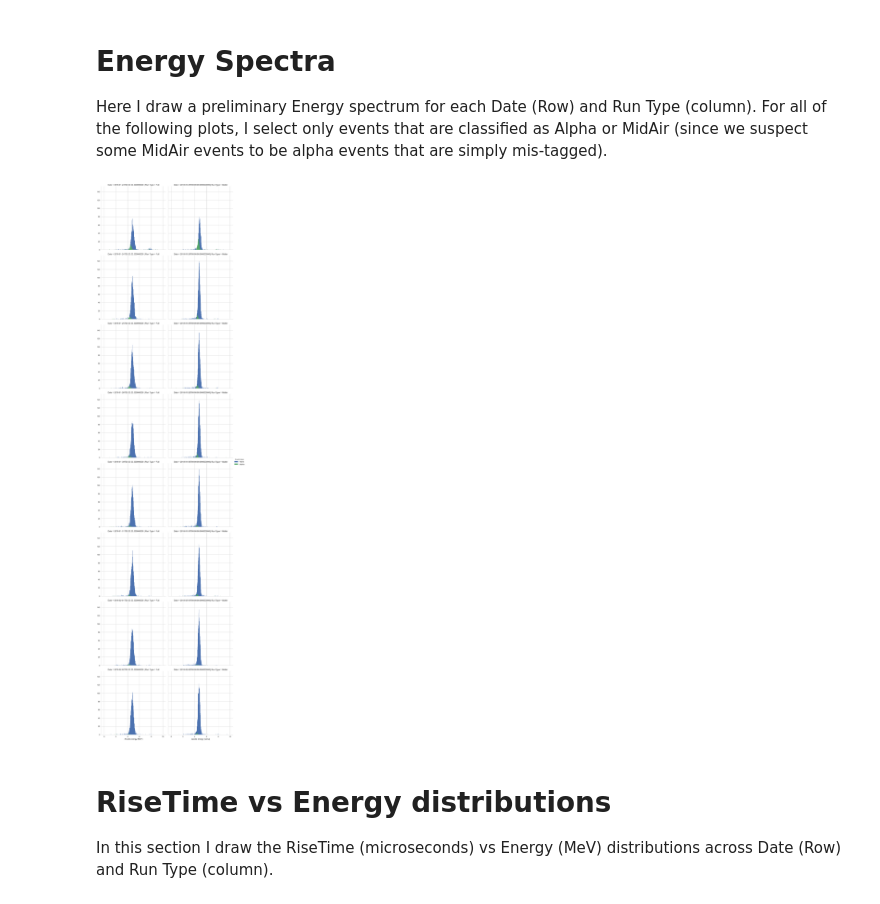
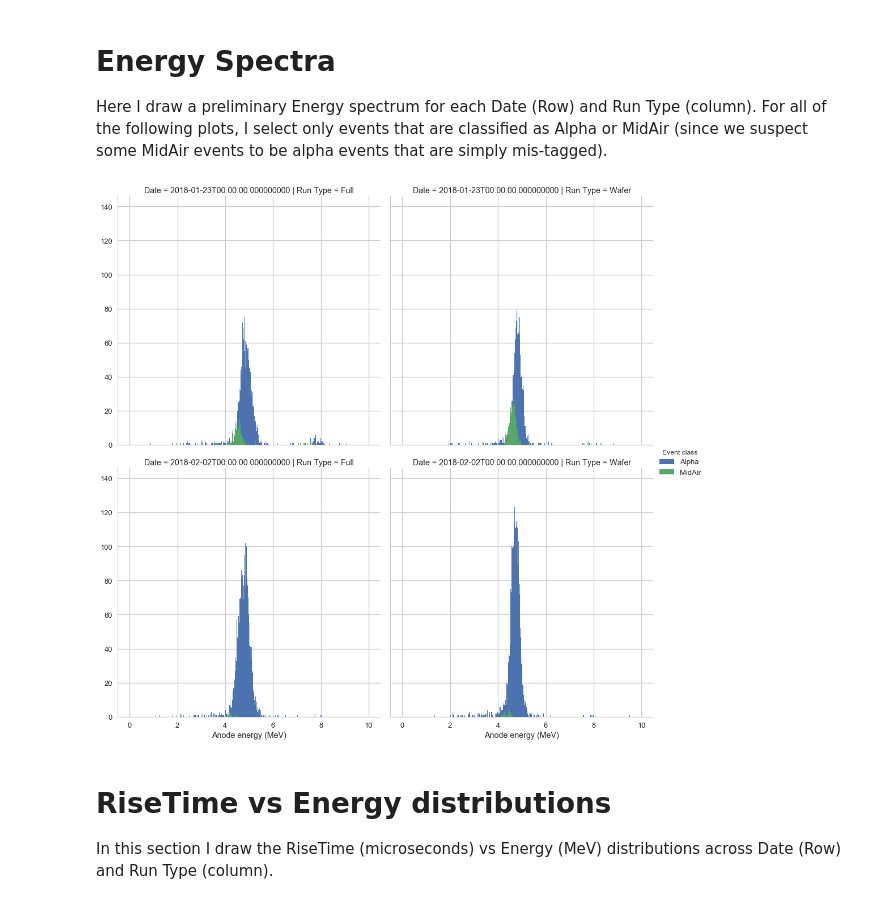
Before and after one commit to bxyzhu/IPython, a Jupyter notebook: XIACounter/Th230SourceAnalysis.ipynb, the cells around one changed output. Drawn from its saved outputs; the diff is of its cells as text; code cells hidden in the pictures.

```diff
--- a/XIACounter/Th230SourceAnalysis.ipynb
+++ b/XIACounter/Th230SourceAnalysis.ipynb
@@ -87,11 +87,13 @@ print(np.unique(df['Event class']))
 Here I draw a preliminary Energy spectrum for each Date (Row) and Run Type (column). For all of the following plots, I select only events that are classified as Alpha or MidAir (since we suspect some MidAir events to be alpha events that are simply mis-tagged).
 # %%
 dfCut = df.loc[(df['Event class']=='Alpha') | (df['Event class']=='MidAir')]
+dfCut2 = dfCut.loc[(dfCut['Date']=='2018-01-23') | (dfCut['Date']=='2018-02-02')]
 xBins0 = np.linspace(0,10,1000)
-g0 = sns.FacetGrid(data=dfCut, size=7, hue='Event class', col='Run Type', row='Date')
+g0 = sns.FacetGrid(data=dfCut2, size=7, hue='Event class', col='Run Type', row='Date')
 g0 = g0.map(plt.hist, 'Anode energy (MeV)', bins=xBins0).add_legend()
+g0.savefig('{}/XIA_EnergySpectrum_Full.png'.format(outDir))
 # %% [output]
-[figure, old version]
+[figure, new version]
 # %% [markdown]
 # RiseTime vs Energy distributions
 In this section I draw the RiseTime (microseconds) vs Energy (MeV) distributions across Date (Row) and Run Type (column).
```
Also changed, not shown: parts of 7 cells of this notebook, 3 other files.
